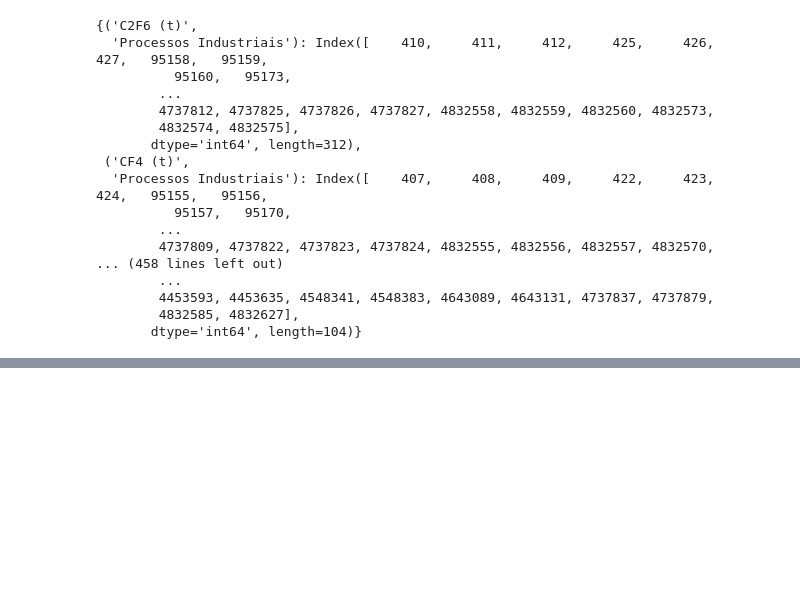
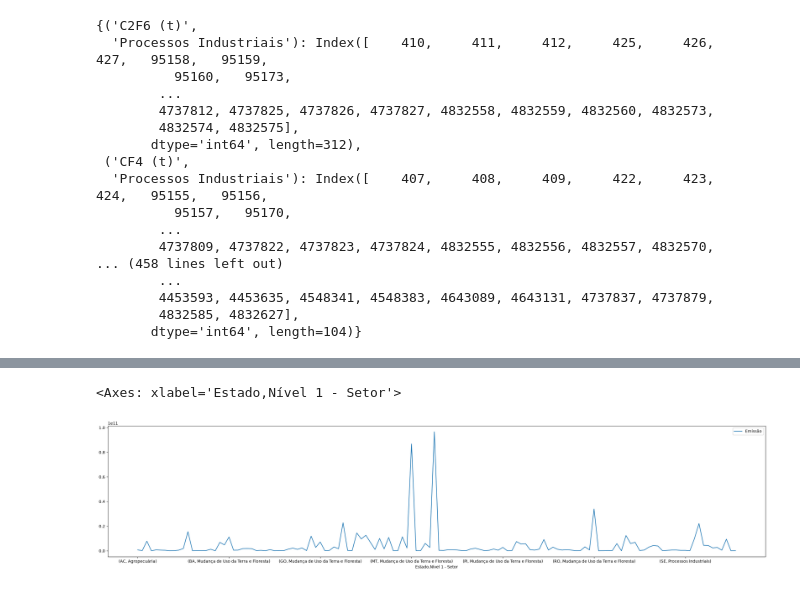
Before and after one commit to smacedo7/learning-pandas, a Jupyter notebook: notebooks/06_pandas_agrupar.ipynb, the cells around one changed output, grey strips where cells are left out. Cells and saved outputs as stored; diff of their text form; code cells hidden in the pictures; blank space fills up the shorter version.

```diff
--- a/notebooks/06_pandas_agrupar.ipynb
+++ b/notebooks/06_pandas_agrupar.ipynb
@@ -522,0 +889,6 @@ emissoes_ano.groupby(['Gás', 'Nível 1 - Setor']).groups
+# %%
+emissoes_estado = emissoes_ano.groupby(['Estado', 'Nível 1 - Setor'])[["Emissão"]].sum()
+emissoes_estado.plot(figsize=(30, 6))
+# %% [output]
+<Axes: xlabel='Estado,Nível 1 - Setor'>
+[figure, added]
```
Also changed, not shown: parts of 35 cells of this notebook, 1 other file.
